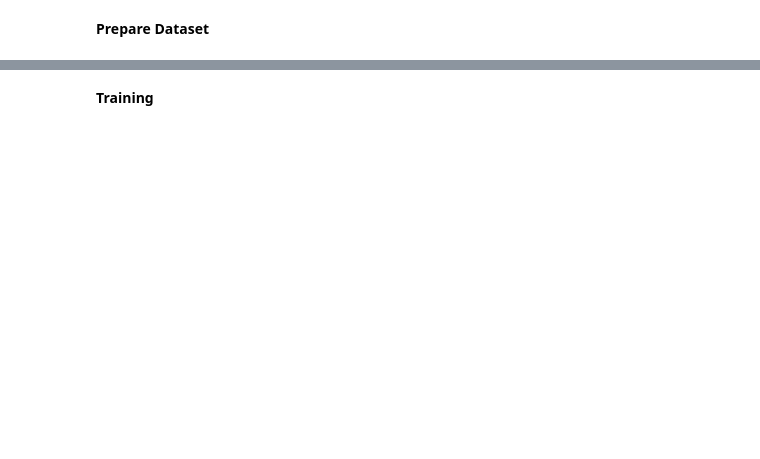
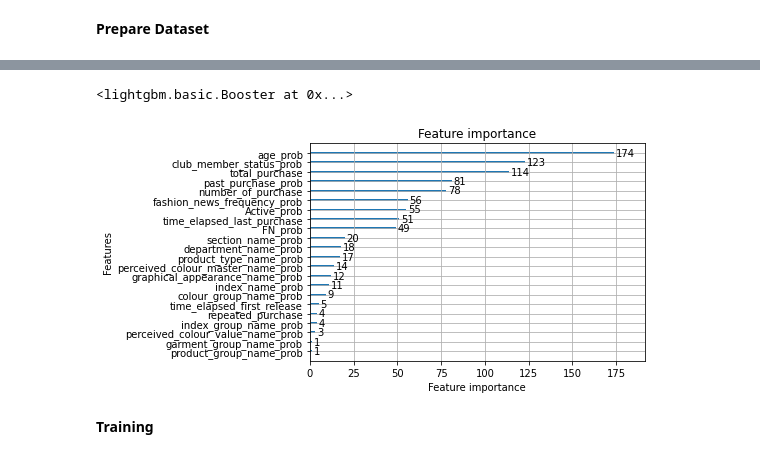
Before and after one commit to lucien1011/kaggle-h-and-m, a Jupyter notebook: time_series_cv.ipynb, the cells around one changed output, grey strips where cells are left out. Cells and saved outputs as stored; diff of their text form; code cells hidden in the pictures; blank space fills up the shorter version.

```diff
--- a/time_series_cv.ipynb
+++ b/time_series_cv.ipynb
@@ -24,6 +23,10 @@ customers['club_member_status'].fillna('None',inplace=True)
 customers['age'] = customers['age'] / 10
 customers['age'] = customers['age'].astype(int)
 customers['fashion_news_frequency'] = customers['fashion_news_frequency'].str.lower().fillna('none')
+# %%
+customers['customer_group'] = customers['FN'].astype(str)+'_'+customers['Active'].astype(str)+\
+                                '_'+customers['club_member_status'].astype(str)+'_'+customers['age'].astype(str)+\
+                                '_'+customers['fashion_news_frequency'].astype(str)
 # %%
 transactions['t_dat'] = cudf.to_datetime(transactions['t_dat'])
 # %%
@@ -328,7 +285,7 @@ class LightGBMCollator(object):
         return self.dfs[index][-1]
 
     def get_test_dataset_by_index(self,index):
-        return self.dfs[index][1].to_pandas()
+        return self.dfs[index][1]#.to_pandas()
 
     def construct_eval_dataset(self):
         self.gt_df = self.get_ground_truth_dataset_by_index(0)
@@ -376,4 +333,8 @@ def evaluate_score(pred_df,gt_df,k=12,verbose=True,group_name='customer_id'):
     score = mapk(eval_df['ground_truth'].tolist(),eval_df['prediction'].tolist())
     if verbose: print('map@'+str(k),score)
     return score
+
+def file_str(score,param,t1,t2,t3,t4):
+    s = '_'.join(['score:'+str(score)]+[str(k)+':'+str(v) for k,v in param.items()]+[t1,t2,t3,t4])
+    return s
 # %% [markdown]
@@ -447,2 +407,13 @@ Training until validation scores don't improve for 5 rounds
+# %%
+out_dir = 'storage/output/220323_dart/'
+# %%
+os.makedirs(out_dir,exist_ok=True)
+filename = file_str(score,param,t1,t2,t3,t4)
+fig = lgb.plot_importance(bst)
+fig.get_figure().savefig(os.path.join(out_dir,filename+'.png'))
+bst.save_model(os.path.join(out_dir,filename+'.bin'))
+# %% [output]
+<lightgbm.basic.Booster at 0x...>
+[figure, added]
 # %% [markdown]
 ****Training****
```
Also changed, not shown: parts of 14 cells of this notebook, 5 other files.
